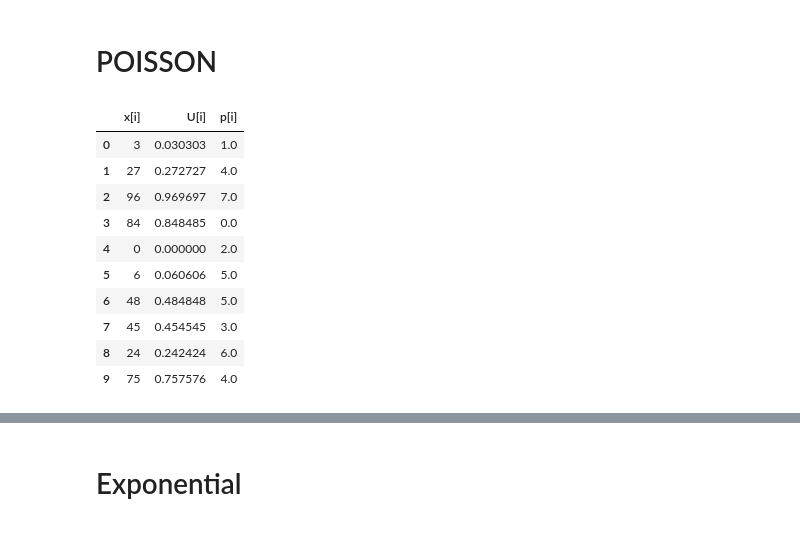
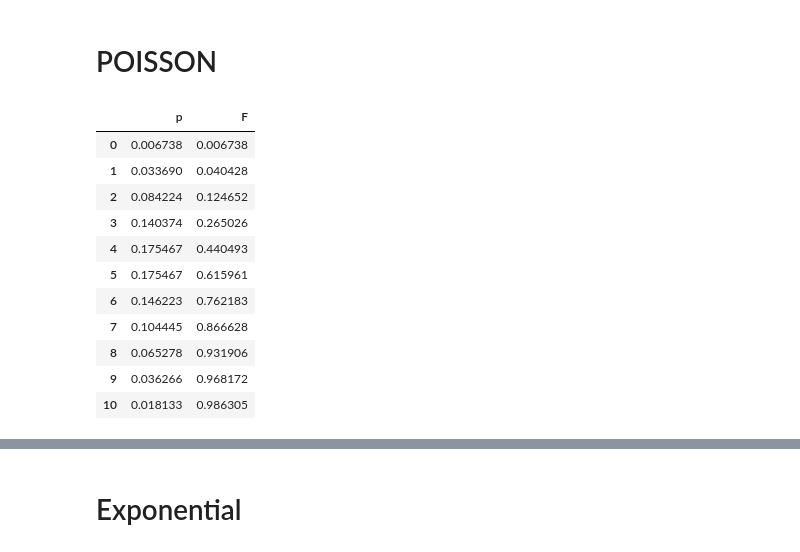
Before and after one commit to vikaputri/Pemodelan_Simulasi, a Jupyter notebook: Tugas_4.ipynb, the cells around one changed output, grey strips where cells are left out. Saved outputs shown, nothing was run; the diff lists cells and outputs as text; code cells hidden in the pictures.

```diff
--- a/Tugas_4.ipynb
+++ b/Tugas_4.ipynb
@@ -3,28 +3,46 @@
 # %% [markdown]
 # POISSON
 # %%
+import pandas as pd
 from math import factorial, exp
 
 def probablititas(x, miu = 1):
   poisson= ((miu**x) * exp(-miu)) / factorial(x)
   return poisson
 
 def poison(n, p, miu = 1):
   hasil = (miu/n) * p
   return hasil
 
 miu = 5
-n = 10
+n = 11
 
 pj = []
 pj.append(probablititas(0, miu))
 
 fj = []
 fj.append(sum(pj))
 
 for i in range(1, n):
   pj.append(poison(i, pj[-1], miu))
   fj.append(sum(pj))
+
+d = {'p':pj,'F':fj}
+df = pd.DataFrame(d)
+df
+# %% [output]
+|  | p | F |
+| 0 | 0.006738 | 0.006738 |
+| 1 | 0.033690 | 0.040428 |
+| 2 | 0.084224 | 0.124652 |
+| 3 | 0.140374 | 0.265026 |
+| 4 | 0.175467 | 0.440493 |
+| 5 | 0.175467 | 0.615961 |
+| 6 | 0.146223 | 0.762183 |
+| 7 | 0.104445 | 0.866628 |
+| 8 | 0.065278 | 0.931906 |
+| 9 | 0.036266 | 0.968172 |
+| 10 | 0.018133 | 0.986305 |
 # %%
 def random(a, m, c, x0, n):
 	x = []
@@ -50,24 +68,3 @@ for i in range(len(U)):
 		if U[i] < fj[j]:
 			hasil.append(j)
 			break
-# %%
-import pandas as pd
-
-xi = pd.DataFrame(xi,columns =['x[i]'])
-u = pd.DataFrame(U,columns =['U[i]'])
-hasil = pd.DataFrame(hasil,columns =['p[i]'])
-result = pd.concat([xi, u, hasil], axis=1)
-result = result.dropna()
-result
-# %% [output]
-|  | x[i] | U[i] | p[i] |
-| 0 | 3 | 0.030303 | 1.0 |
-| 1 | 27 | 0.272727 | 4.0 |
-| 2 | 96 | 0.969697 | 7.0 |
-| 3 | 84 | 0.848485 | 0.0 |
-| 4 | 0 | 0.000000 | 2.0 |
-| 5 | 6 | 0.060606 | 5.0 |
-| 6 | 48 | 0.484848 | 5.0 |
-| 7 | 45 | 0.454545 | 3.0 |
-| 8 | 24 | 0.242424 | 6.0 |
-| 9 | 75 | 0.757576 | 4.0 |
```
Also changed, not shown: parts of 3 cells of this notebook.
